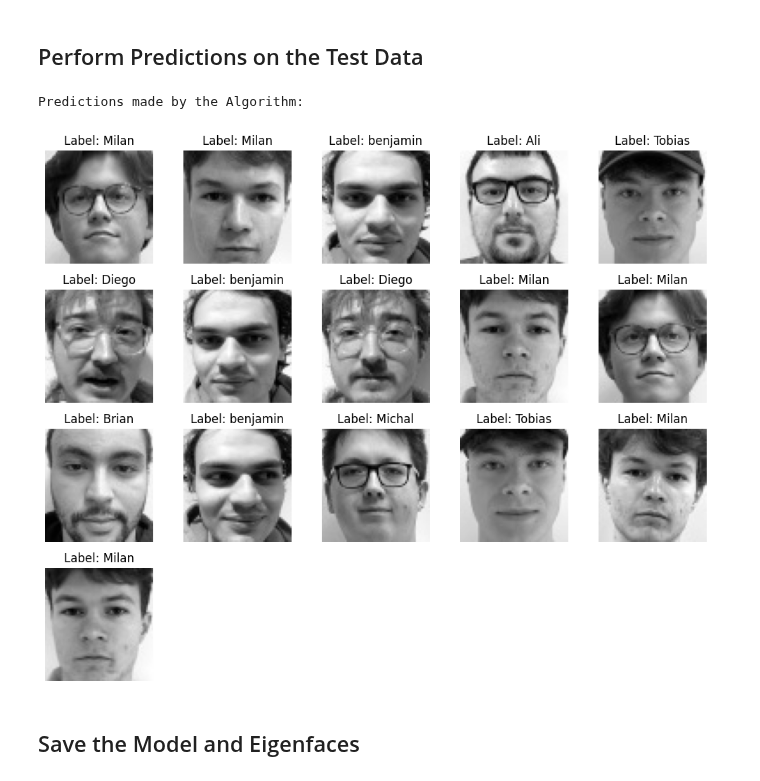
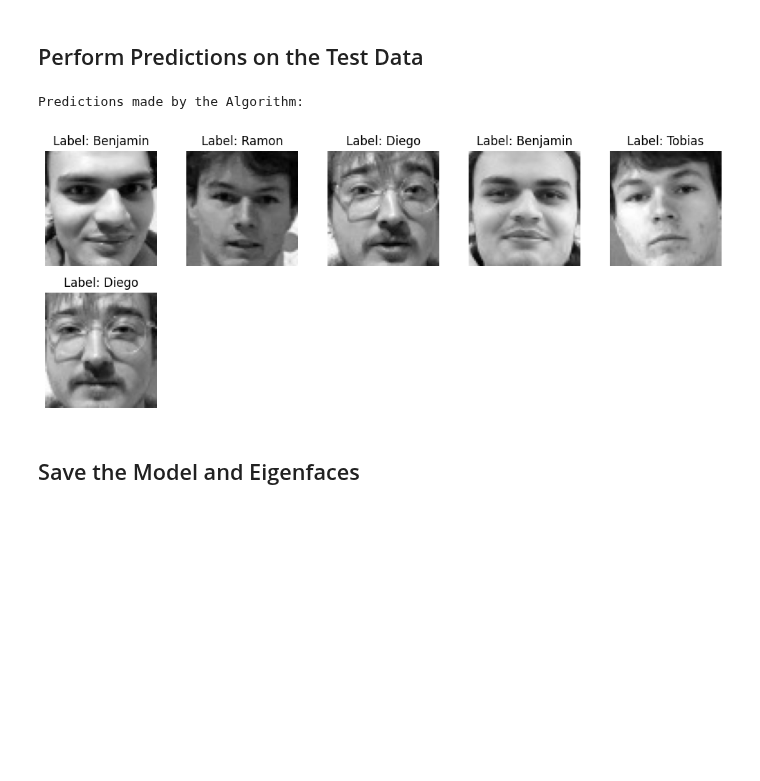
Before and after one commit to brian-vdb/visual-recognition, a Jupyter notebook: face_recognition.ipynb, the cells around one changed output. Drawn from its saved outputs; the diff is of its cells as text; code cells hidden in the pictures; blank space fills up the shorter version.

```diff
--- a/face_recognition.ipynb
+++ b/face_recognition.ipynb
@@ -67,7 +67,7 @@ X = np.array(X)
 Y = np.array(Y)
 
 # Split the data into training and testing sets
-X_train, X_test, Y_train, Y_test = train_test_split(X, Y, test_size=0.2, random_state=round(time.time()))
+X_train, X_test, Y_train, Y_test = train_test_split(X, Y, test_size=0.1, random_state=round(time.time()))
 
 # Print the shapes
 print('Original Data Shapes:')
@@ -208,35 +210,35 @@ recognizer.train(X_train_projected, Y_train)
 # %%
 # Initialize a list to store the predicted labels
 Y_pred = []
 
 # Iterate through each test face
 for face in X_test:
     # Preprocess the Test Face
     face_flat = face.reshape(-1)
     face_normalized = face_flat - mean
     face_projected = np.dot(face_normalized, best_eigenfaces.T)
 
     # Recognize the face using the trained recognizer
     label, confidence = recognizer.predict(face_projected)
 
     # Store the predicted label
     Y_pred.append(label)
 
 # Convert the list of predicted labels to a numpy array
 Y_pred = np.array(Y_pred)
 
 # Create a dictionary to map numeric labels to names
-label_mapping = {0: 'Ali', 1: 'Anouar', 2: 'Business Dude', 3: 'Stefano', 4: 'Tobias', 5: 'Diego', 6: 'benjamin', 7: 'Brian', 8: 'Danny', 9: 'Jeffrey', 10: 'Michal', 11: 'Milan', 12: 'Niek', 13: 'Ramon'}
+label_mapping = {0: 'Ali', 1: 'Benjamin', 2: 'Brian', 3: 'Ramon', 4: 'Tobias', 5: 'Diego'}
 
 # Map the numeric labels to names
 Y_pred_names = np.vectorize(label_mapping.get)(Y_pred)
 
 # Display random samples with predicted labels
 print("Predictions made by the Algorithm:")
 display_random_samples(X_test, Y_pred_names, num_samples=40, num_cols=5, num_rows=8, figsize=(10, 16))
 # %% [output]
 Predictions made by the Algorithm:
-[figure, old version]
+[figure, new version]
 # %% [markdown]
 ## Save the Model and Eigenfaces
 # %%
```
Also changed, not shown: parts of 6 cells of this notebook, 5 other files.
